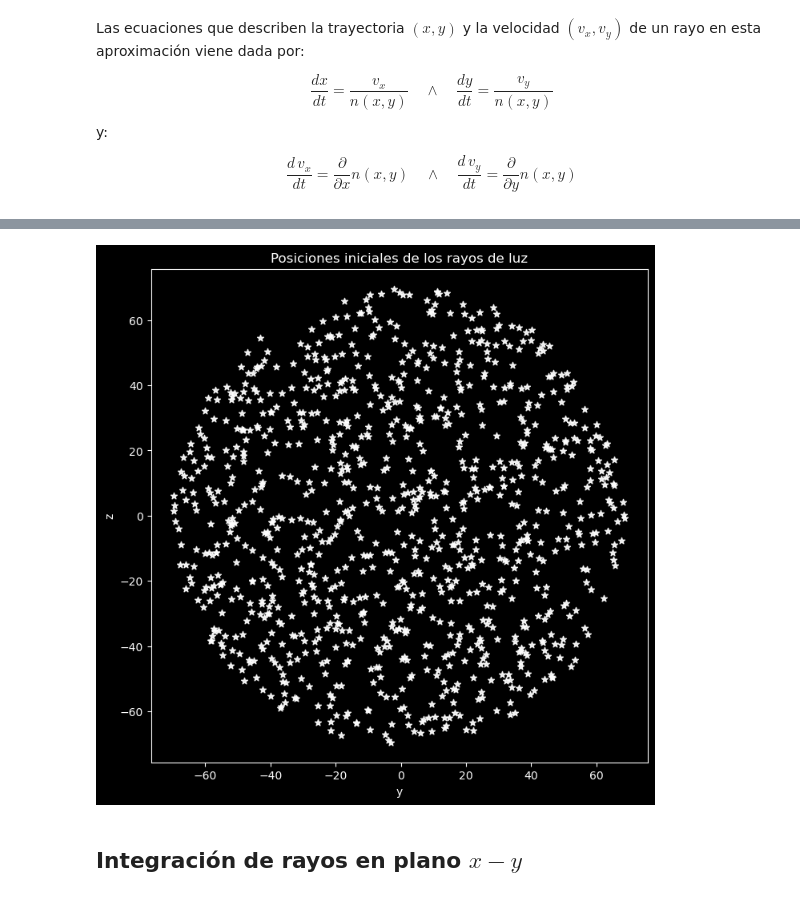
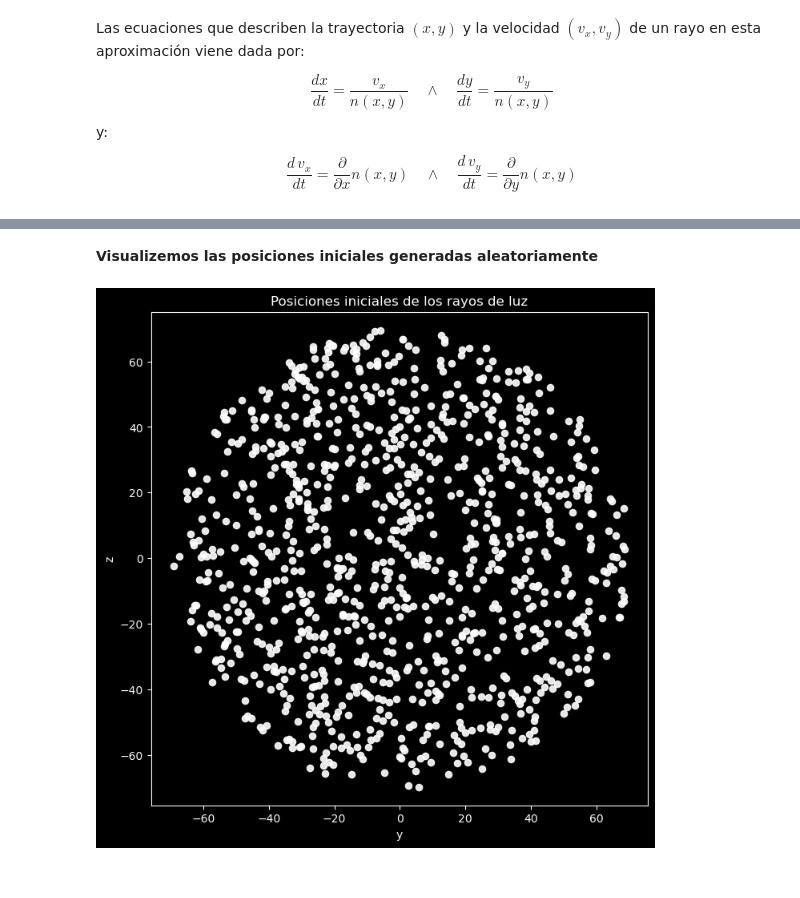
Before and after one commit to davidprez83/Ray_tracing_simulation, a Jupyter notebook: Proyecto_1.ipynb, the cells around one changed output, grey strips where cells are left out. Drawn from its saved outputs; the diff is of its cells as text; code cells hidden in the pictures.

```diff
--- a/Proyecto_1.ipynb
+++ b/Proyecto_1.ipynb
@@ -74,21 +95,22 @@ r = np.sqrt(x**2 + y**2 + z**2)
 theta = np.arctan2(y, x)
+# %% [markdown]
+**Visualizemos las posiciones iniciales generadas aleatoriamente**
 # %%
 # visualizacion de los puntos en el plano
 
 plt.figure(figsize=(8, 8), facecolor='black')
 ax = plt.gca()
 ax.set_facecolor('black')
 
-plt.scatter(y, z, s=35, c='white', marker='*', alpha=0.9)
+plt.scatter(y, z, s=35, c='white', alpha=0.9)
 plt.title('Posiciones iniciales de los rayos de luz', color='white')
 plt.xlabel('y', color='white')
 plt.ylabel('z', color='white')
 plt.tick_params(colors='white')
 for spine in ax.spines.values():
     spine.set_color('white')
 plt.axis('equal')
+plt.savefig('imagenes_bacanas/posiciones_iniciales_aleatorias.png', dpi=300, bbox_inches='tight')
 plt.show()
 # %% [output]
-[figure, old version]
+[figure, new version]
-# %% [markdown]
-## **Integración de rayos en plano $x-y$**
```
Also changed, not shown: parts of 28 cells of this notebook, 4 other files.
